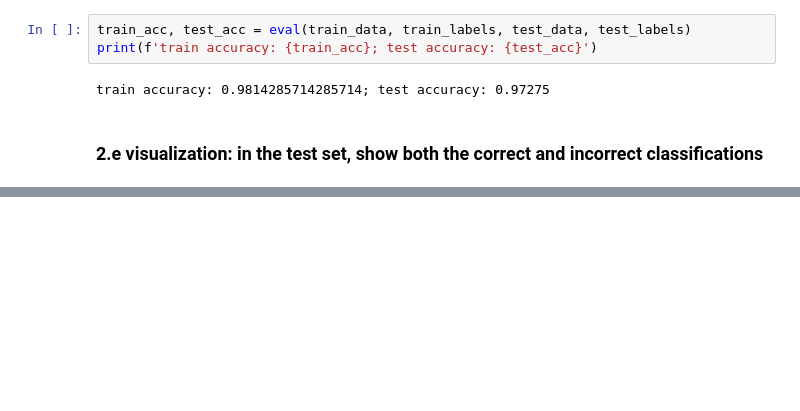
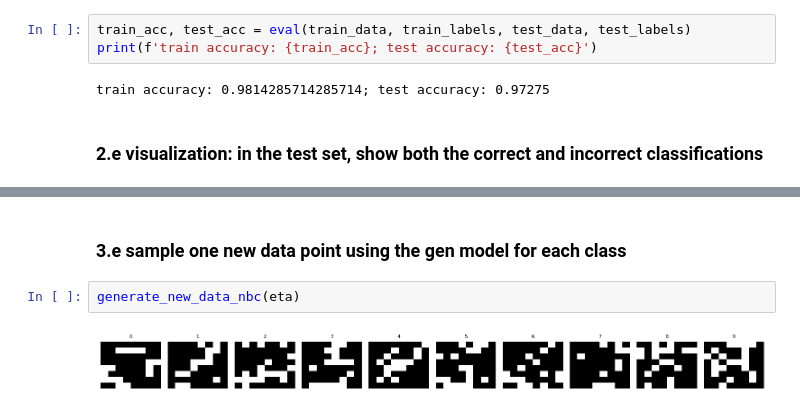
Before and after one commit to Stevey8/Handwritten-Digit-Classification, a Jupyter notebook: digit_classifier.ipynb, the cells around one changed output, grey strips where cells are left out. Saved outputs shown, nothing was run; the diff lists cells and outputs as text; blank space fills up the shorter version.

```diff
--- a/digit_classifier.ipynb
+++ b/digit_classifier.ipynb
@@ -271,0 +504,6 @@ find_correct_incorrect(train_data, train_labels, test_data, test_labels)
+# %% [markdown]
+### 3.e sample one new data point using the gen model for each class
+# %%
+generate_new_data_nbc(eta)
+# %% [output]
+[figure, added]
```
Also changed, not shown: parts of 22 cells of this notebook.
